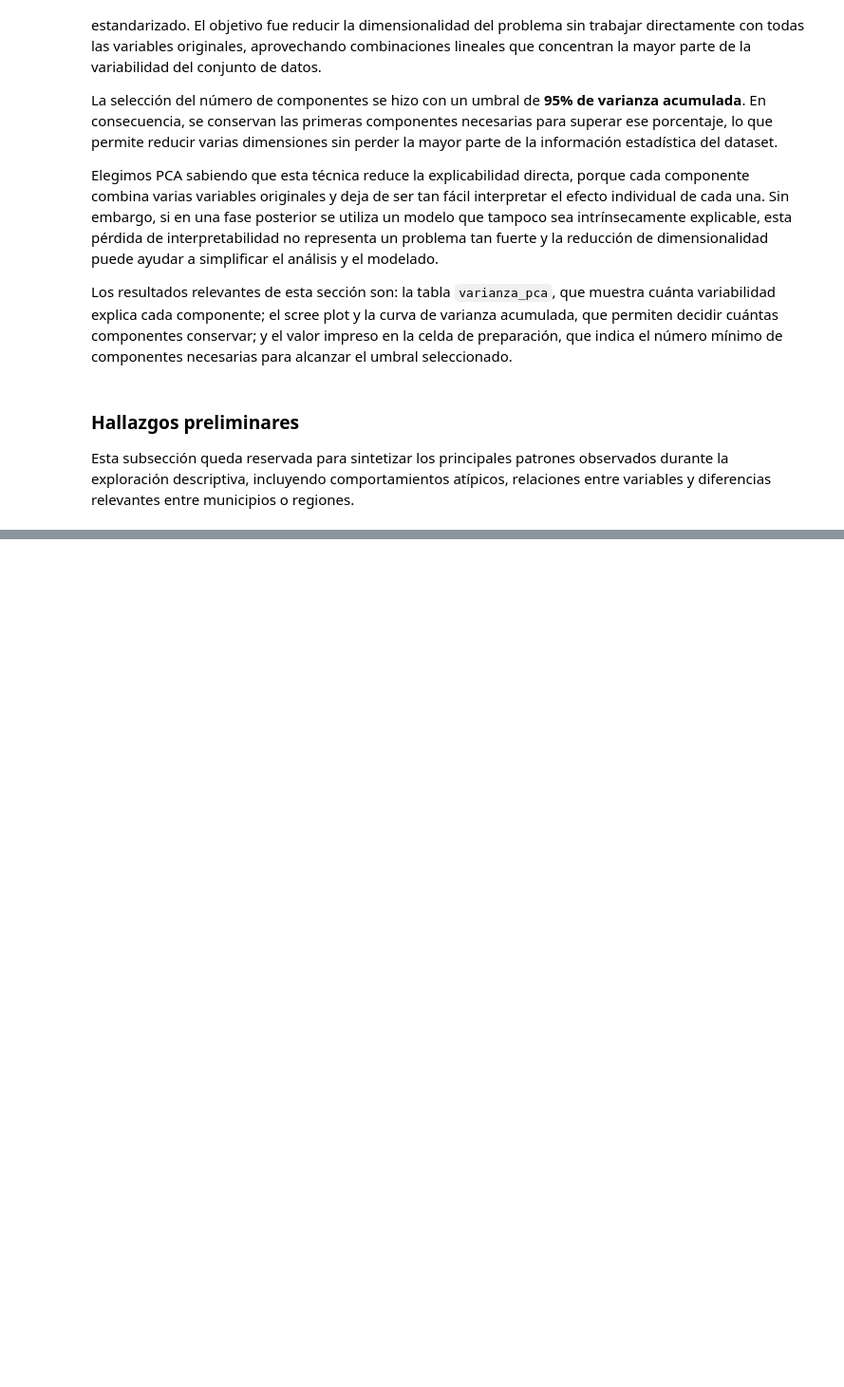
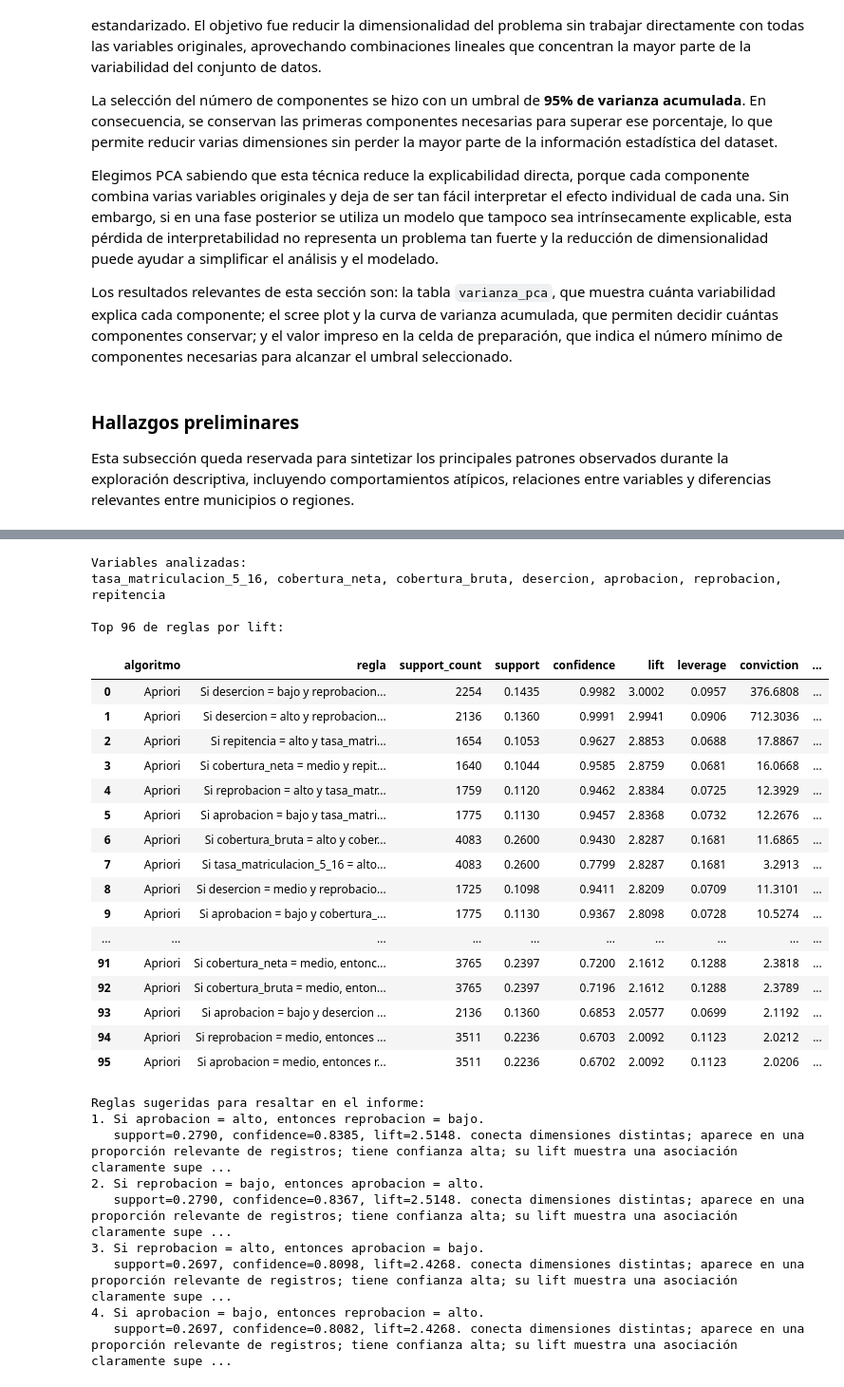
Before and after one commit to Locotin/data-mining, a Jupyter notebook: Proyecto/Entrega-3.ipynb, the cells around one changed output, grey strips where cells are left out. Shown at 95% size. Drawn from its saved outputs; the diff is of its cells as text; code cells hidden in the pictures; blank space fills up the shorter version.

```diff
--- a/Proyecto/Entrega-3.ipynb
+++ b/Proyecto/Entrega-3.ipynb
@@ -1044,9 +1253,10 @@ Se aplican los dos algoritmos vistos en clase sobre exactamente las mismas trans
 # %%
-min_support = 0.20
+min_support = 0.10
 min_confidence = 0.60
-min_support_count = ceil(min_support * n_transactions)
+top_rules_per_block = 1000
 
 print(f"Soporte mínimo relativo: {min_support:.2f}")
-print(f"Soporte mínimo absoluto: {min_support_count}")
 print(f"Confianza mínima: {min_confidence:.2f}")
+print(f"Top de reglas mostrado por bloque: {top_rules_per_block}")
+print("Los mismos umbrales se usarán en todos los bloques para facilitar la comparación.")
 # %% [output]
@@ -1448,0 +1772,33 @@ else:
+# %%
+display_top_rules_for_block("general")
+# %% [output]
+Variables analizadas:
+tasa_matriculacion_5_16, cobertura_neta, cobertura_bruta, desercion, aprobacion, reprobacion, repitencia
+
+Top 96 de reglas por lift:
+|  | algoritmo | regla | support_count | support | confidence | lift | leverage | conviction | ... |
+| 0 | Apriori | Si desercion = bajo y reprobacion... | 2254 | 0.1435 | 0.9982 | 3.0002 | 0.0957 | 376.6808 | ... |
+| 1 | Apriori | Si desercion = alto y reprobacion... | 2136 | 0.1360 | 0.9991 | 2.9941 | 0.0906 | 712.3036 | ... |
+| 2 | Apriori | Si repitencia = alto y tasa_matri... | 1654 | 0.1053 | 0.9627 | 2.8853 | 0.0688 | 17.8867 | ... |
+| 3 | Apriori | Si cobertura_neta = medio y repit... | 1640 | 0.1044 | 0.9585 | 2.8759 | 0.0681 | 16.0668 | ... |
+| 4 | Apriori | Si reprobacion = alto y tasa_matr... | 1759 | 0.1120 | 0.9462 | 2.8384 | 0.0725 | 12.3929 | ... |
+| 5 | Apriori | Si aprobacion = bajo y tasa_matri... | 1775 | 0.1130 | 0.9457 | 2.8368 | 0.0732 | 12.2676 | ... |
+| 6 | Apriori | Si cobertura_bruta = alto y cober... | 4083 | 0.2600 | 0.9430 | 2.8287 | 0.1681 | 11.6865 | ... |
+| 7 | Apriori | Si tasa_matriculacion_5_16 = alto... | 4083 | 0.2600 | 0.7799 | 2.8287 | 0.1681 | 3.2913 | ... |
+| 8 | Apriori | Si desercion = medio y reprobacio... | 1725 | 0.1098 | 0.9411 | 2.8209 | 0.0709 | 11.3101 | ... |
+| 9 | Apriori | Si aprobacion = bajo y cobertura_... | 1775 | 0.1130 | 0.9367 | 2.8098 | 0.0728 | 10.5274 | ... |
+| ... | ... | ... | ... | ... | ... | ... | ... | ... | ... |
+| 91 | Apriori | Si cobertura_neta = medio, entonc... | 3765 | 0.2397 | 0.7200 | 2.1612 | 0.1288 | 2.3818 | ... |
+| 92 | Apriori | Si cobertura_bruta = medio, enton... | 3765 | 0.2397 | 0.7196 | 2.1612 | 0.1288 | 2.3789 | ... |
+| 93 | Apriori | Si aprobacion = bajo y desercion ... | 2136 | 0.1360 | 0.6853 | 2.0577 | 0.0699 | 2.1192 | ... |
+| 94 | Apriori | Si reprobacion = medio, entonces ... | 3511 | 0.2236 | 0.6703 | 2.0092 | 0.1123 | 2.0212 | ... |
+| 95 | Apriori | Si aprobacion = medio, entonces r... | 3511 | 0.2236 | 0.6702 | 2.0092 | 0.1123 | 2.0206 | ... |
+Reglas sugeridas para resaltar en el informe:
+1. Si aprobacion = alto, entonces reprobacion = bajo.
+   support=0.2790, confidence=0.8385, lift=2.5148. conecta dimensiones distintas; aparece en una proporción relevante de registros; tiene confianza alta; su lift muestra una asociación claramente supe ...
+2. Si reprobacion = bajo, entonces aprobacion = alto.
+   support=0.2790, confidence=0.8367, lift=2.5148. conecta dimensiones distintas; aparece en una proporción relevante de registros; tiene confianza alta; su lift muestra una asociación claramente supe ...
+3. Si reprobacion = alto, entonces aprobacion = bajo.
+   support=0.2697, confidence=0.8098, lift=2.4268. conecta dimensiones distintas; aparece en una proporción relevante de registros; tiene confianza alta; su lift muestra una asociación claramente supe ...
+4. Si aprobacion = bajo, entonces reprobacion = alto.
+   support=0.2697, confidence=0.8082, lift=2.4268. conecta dimensiones distintas; aparece en una proporción relevante de registros; tiene confianza alta; su lift muestra una asociación claramente supe ...
```
Also changed, not shown: parts of 34 cells of this notebook.
